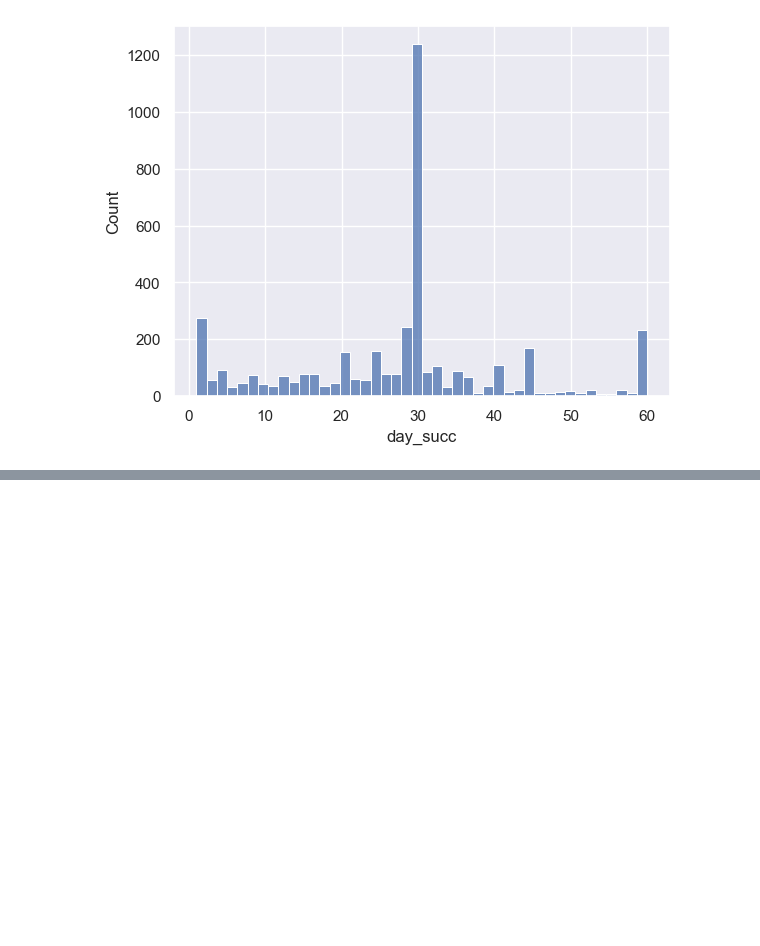
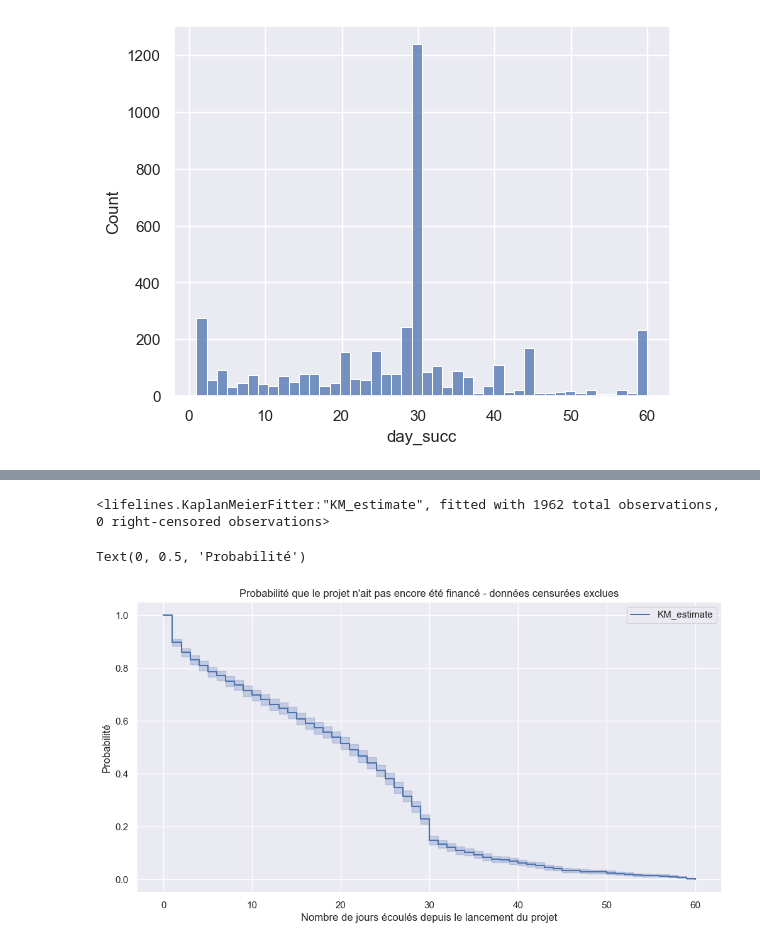
Before and after one commit to Ab2nour/kickstarter-project-analysis, a Jupyter notebook: src/modelisation.ipynb, the cells around one changed output, grey strips where cells are left out. Drawn from its saved outputs; the diff is of its cells as text; code cells hidden in the pictures; blank space fills up the shorter version.

```diff
--- a/src/modelisation.ipynb
+++ b/src/modelisation.ipynb
@@ -40,0 +48,16 @@ kmf.plot()
+# %%
+event_times = df["day_succ"][df["Status"] == 1]
+event_observed = df["Status"][df["Status"] == 1]
+
+kmf.fit(event_times, event_observed)
+# %% [output]
+<lifelines.KaplanMeierFitter:"KM_estimate", fitted with 1962 total observations, 0 right-censored observations>
+# %%
+plt.figure(figsize=(12, 6))
+kmf.plot()
+plt.title("Probabilité que le projet n'ait pas encore été financé - données censurées exclues")
+plt.xlabel("Nombre de jours écoulés depuis le lancement du projet")
+plt.ylabel("Probabilité")
+# %% [output]
+Text(0, 0.5, 'Probabilité')
+[figure, added]
```
Also changed, not shown: parts of 3 cells of this notebook.
